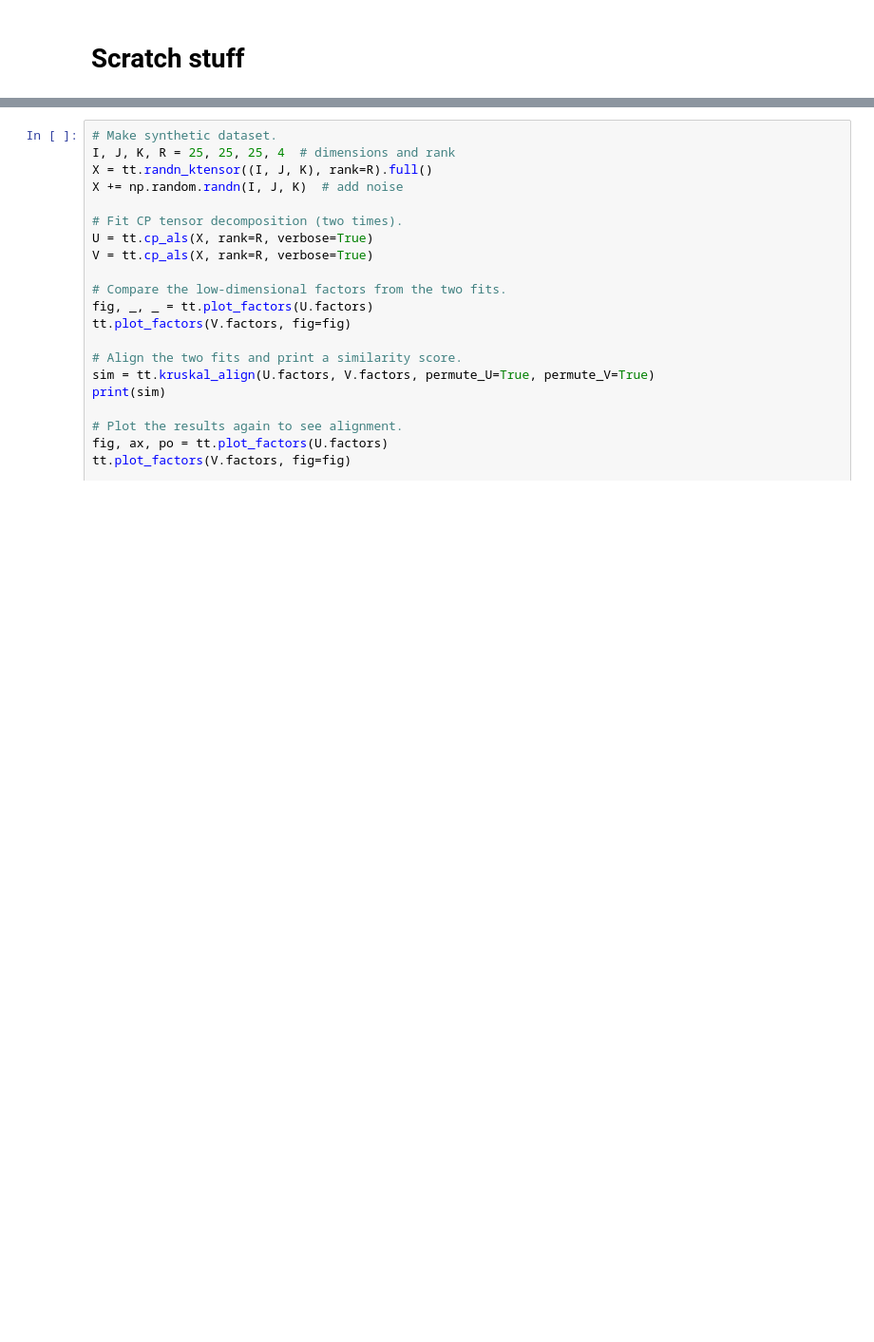
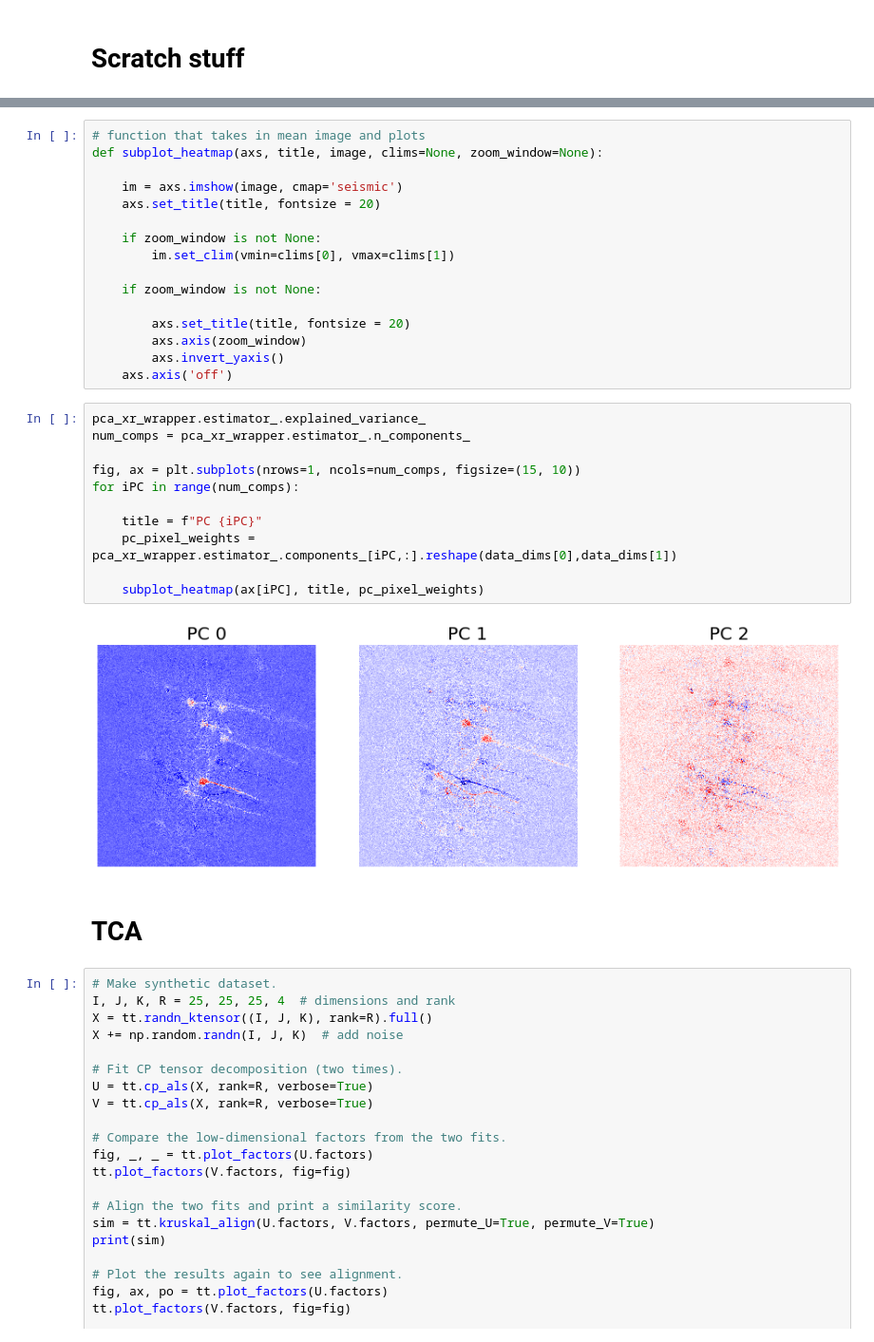
Before and after one commit to zhounapeuw/nape_tca_nn, a Jupyter notebook: tca.ipynb, the cells around one changed output, grey strips where cells are left out. Shown: that part at 95% size. Cells and saved outputs as stored; diff of their text form; blank space fills up the shorter version.

```diff
--- a/tca.ipynb
+++ b/tca.ipynb
@@ -192,3 +219,34 @@ data_pca
+# %%
+# function that takes in mean image and plots
+def subplot_heatmap(axs, title, image, clims=None, zoom_window=None):
+
+    im = axs.imshow(image, cmap='seismic')
+    axs.set_title(title, fontsize = 20)
+
+    if zoom_window is not None:
+        im.set_clim(vmin=clims[0], vmax=clims[1])
+
+    if zoom_window is not None:
+
+        axs.set_title(title, fontsize = 20)
+        axs.axis(zoom_window)
+        axs.invert_yaxis()
+    axs.axis('off')
+# %%
+pca_xr_wrapper.estimator_.explained_variance_
+num_comps = pca_xr_wrapper.estimator_.n_components_
+
+fig, ax = plt.subplots(nrows=1, ncols=num_comps, figsize=(15, 10))
+for iPC in range(num_comps):
+
+    title = f"PC {iPC}"
+    pc_pixel_weights = pca_xr_wrapper.estimator_.components_[iPC,:].reshape(data_dims[0],data_dims[1])
+
+    subplot_heatmap(ax[iPC], title, pc_pixel_weights)
+# %% [output]
+[figure, added]
+# %% [markdown]
+# TCA
 # %%
 # Make synthetic dataset.
 I, J, K, R = 25, 25, 25, 4  # dimensions and rank
```
Also changed, not shown: parts of 7 cells of this notebook.
